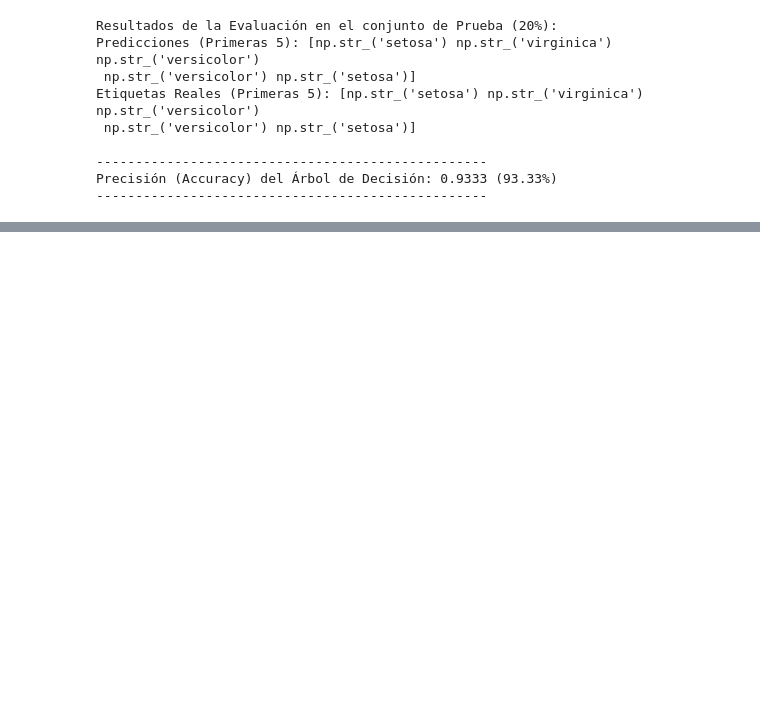
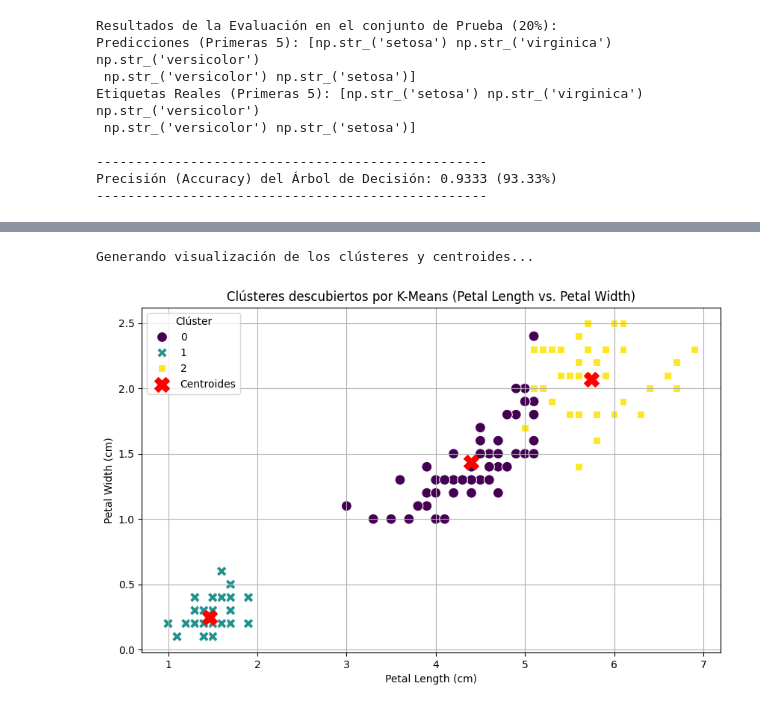
Before and after one commit to erppjr/El-Desaf-o-Iris, a Jupyter notebook: Desafío_Iris.ipynb, the cells around one changed output, grey strips where cells are left out. Saved outputs shown, nothing was run; the diff lists cells and outputs as text; code cells hidden in the pictures; blank space fills up the shorter version.

```diff
--- a/Desafío_Iris.ipynb
+++ b/Desafío_Iris.ipynb
@@ -173,0 +237,39 @@ Precisión (Accuracy) del Árbol de Decisión: 0.9333 (93.33%)
+# %%
+# 3. Visualización de los Clústeres
+# ------------------------------------------------------------------------------
+
+print("Generando visualización de los clústeres y centroides...")
+
+# Usamos dos características clave, como petal length y petal width, para la visualización [1].
+plt.figure(figsize=(10, 6))
+
+# Gráfico de dispersión, coloreado por la etiqueta de clúster encontrada (Aprendizaje No Supervisado)
+sns.scatterplot(
+    x=df['petal length (cm)'],
+    y=df['petal width (cm)'],
+    hue=df['cluster'],
+    palette='viridis',
+    style=df['cluster'],
+    s=100,
+    legend='full'
+)
+
+# Añadimos los centroides (los centros de cada clúster) [1]
+plt.scatter(
+    centroids[:, X.columns.get_loc('petal length (cm)')],
+    centroids[:, X.columns.get_loc('petal width (cm)')],
+    marker='X',
+    s=200,
+    color='red',
+    label='Centroides'
+)
+
+plt.title('Clústeres descubiertos por K-Means (Petal Length vs. Petal Width)')
+plt.xlabel('Petal Length (cm)')
+plt.ylabel('Petal Width (cm)')
+plt.legend(title='Clúster')
+plt.grid(True)
+plt.show()
+# %% [output]
+Generando visualización de los clústeres y centroides...
+[figure, added]
```
Also changed, not shown: parts of 5 cells of this notebook.
